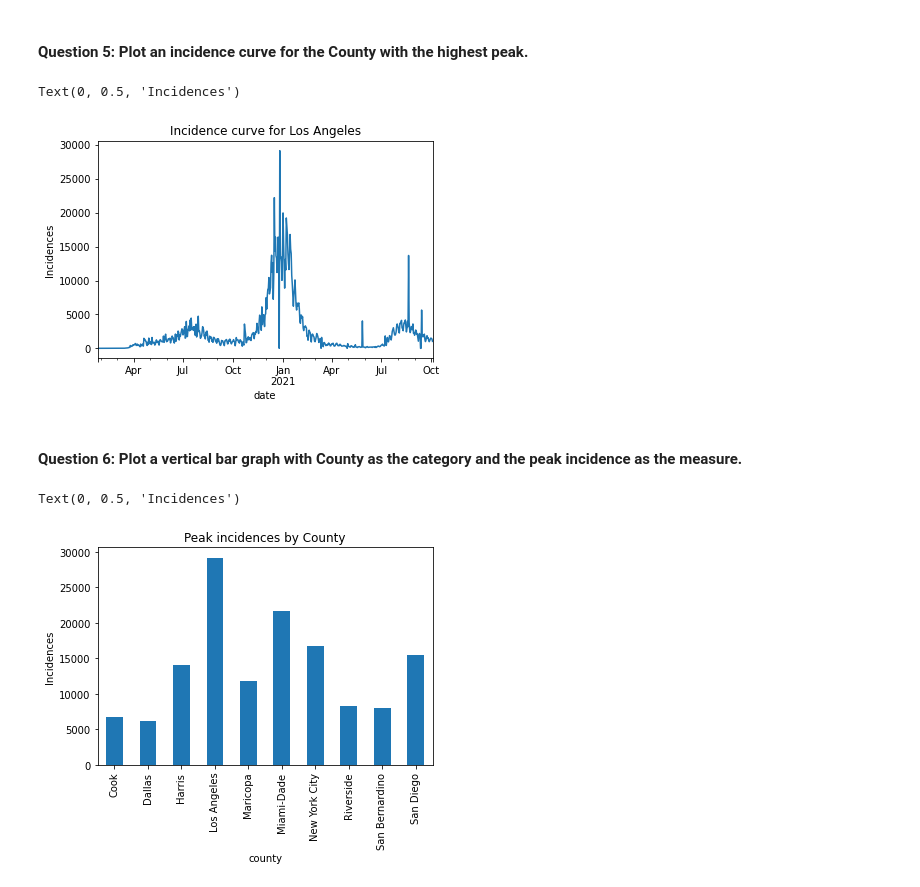
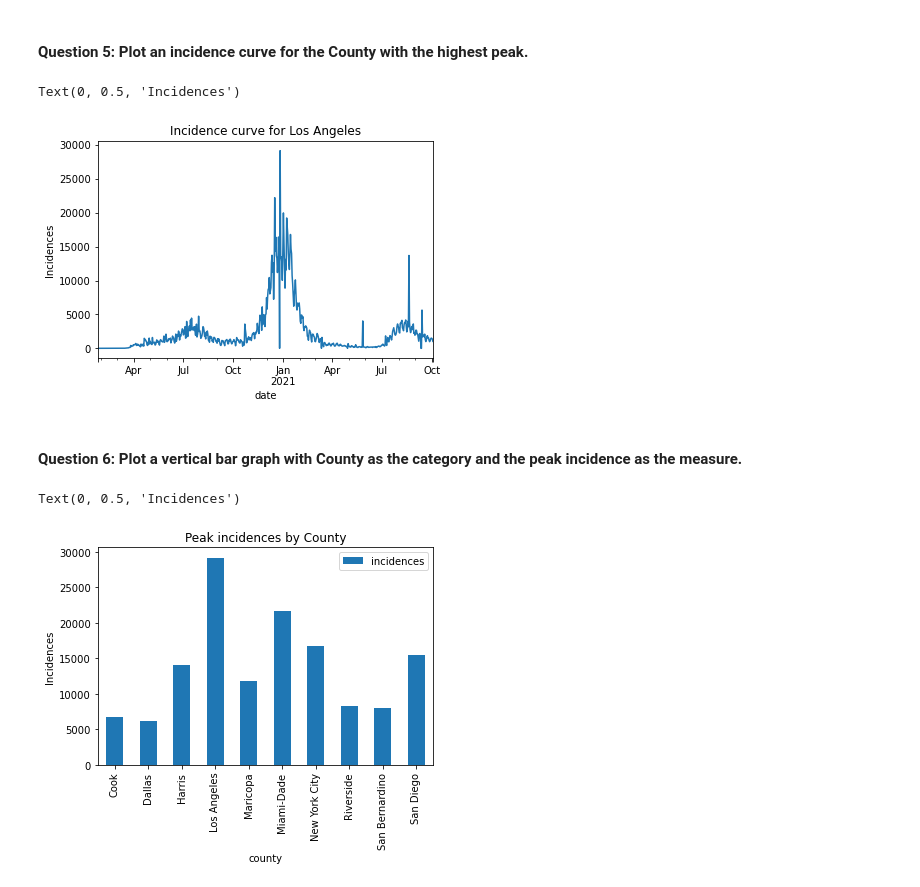
Before and after one commit to CMU-MS-DAS-Modern-Programming-Mini/ClassAssignmentNo4, a Jupyter notebook: US County Data - pandas.ipynb, the cells around one changed output. Saved outputs shown, nothing was run; the diff lists cells and outputs as text; code cells hidden in the pictures.

```diff
--- a/US County Data - pandas.ipynb
+++ b/US County Data - pandas.ipynb
@@ -60,11 +60,11 @@ df_total2.sort_values(by='cases', ascending=False).head(5)
 #### Question 3: Calculate the incidence (the number of new cases per day... i.e. the difference between the cases on a day - the cases on a previous day) for the top 10 Counties.
 # %%
 df2 = df[(df['county'].isin(topcounties['county'])) & (df['state'].isin(topcounties['state']))]
-df2 = df2.drop(['fips', 'deaths'], axis=1)
+#df2 = df2.drop(['fips', 'deaths'], axis=1)
 df2 = df2.set_index(['county','date'])
 # %%
 def calc_incidence_index(row, df):
-    prev_index = (row.name[0], row.name[1] - timedelta(1))
+    prev_index = (row.name[0], pd.to_datetime(row.name[1]) - pd.offsets.Day(1))
     if prev_index in df.index:
         return row['cases'] - df.loc[prev_index]['cases']
     else:
@@ -105,0 +90,11 @@ Name: incidences, dtype: int64
+# %%
+df2 = df2.reset_index()
+df3 = df2.iloc[df2.groupby('county')['incidences'].idxmax()]
+df3 = df3.set_index('county')
+df3.sort_values('incidences', ascending = False)
+
+#df2.groupby(['county']).max().sort_values('incidences', ascending = False)
+
+#df2.reset_index()
+#df3 = df2.groupby(['county']).max()
+#df3.sort_values('incidences', ascending = False)
@@ -106,16 +114,19 @@ Name: incidences, dtype: int64
 # %% [markdown]
 #### Question 5: Plot an incidence curve for the County with the highest peak.
 # %%
-ax1 = df2.loc['Los Angeles']['incidences'].plot(title = "Incidence curve for Los Angeles")
+df2 = df2.set_index(['county', 'date'])
+ax1 = df2.loc["Los Angeles"]['incidences'].plot(title = "Incidence curve for Los Angeles")
 ax1.set_ylabel("Incidences")
 # %% [output]
 Text(0, 0.5, 'Incidences')
-[figure, old version]
+[figure, new version]
 # %% [markdown]
 #### Question 6: Plot a vertical bar graph with County as the category and the peak incidence as the measure.
 # %%
-ax2 = df3.plot.bar(title = "Peak incidences by County")
-ax2.set_ylabel("Incidences")
+df3 = df3.reset_index()
+df3 = df3.set_index('county')
+df4 = df3[['incidences']].plot.bar(title = "Peak incidences by County")
+df4.set_ylabel("Incidences")
 # %% [output]
 Text(0, 0.5, 'Incidences')
-[figure, old version]
+[figure, new version]
```
Also changed, not shown: parts of 3 cells of this notebook.
